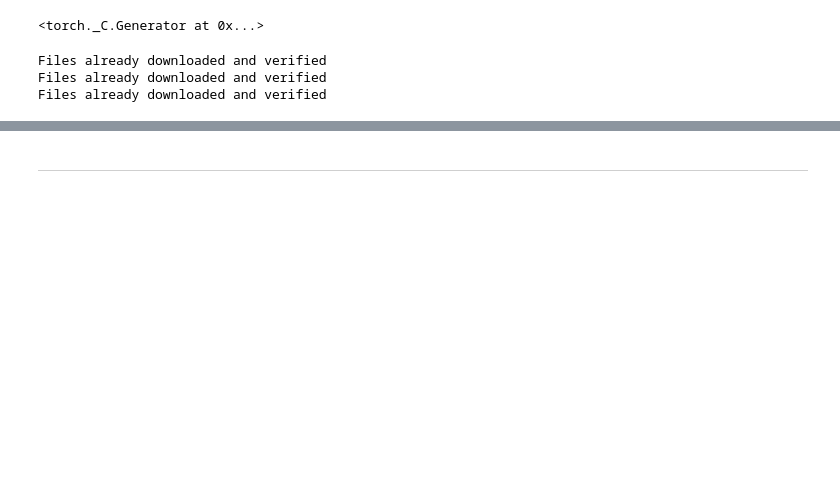
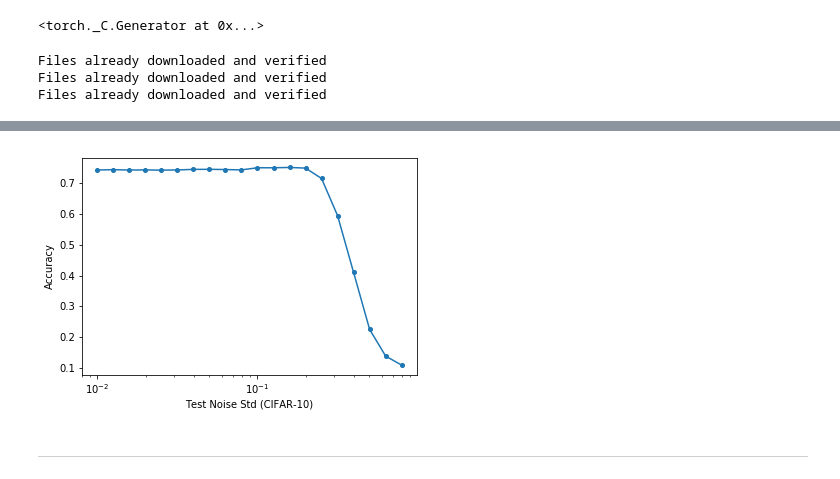
Before and after one commit to chawins/noise-robust, a Jupyter notebook: test_noise_cifar10.ipynb, the cells around one changed output, grey strips where cells are left out. Drawn from its saved outputs; the diff is of its cells as text; code cells hidden in the pictures; blank space fills up the shorter version.

```diff
--- a/test_noise_cifar10.ipynb
+++ b/test_noise_cifar10.ipynb
@@ -84,3 +94,12 @@ Test acc: 0.933
+# %%
+plt.plot(stds, acc, 'o-', markersize=4)
+plt.xscale('log')
+# plt.yscale('log')
+plt.xlabel('Test Noise Std (CIFAR-10)')
+plt.ylabel('Accuracy')
+plt.show()
+# %% [output]
+[figure, added]
 # %% [markdown]
 ---
 # %%
```
Also changed, not shown: parts of 9 cells of this notebook, 4 other files.
